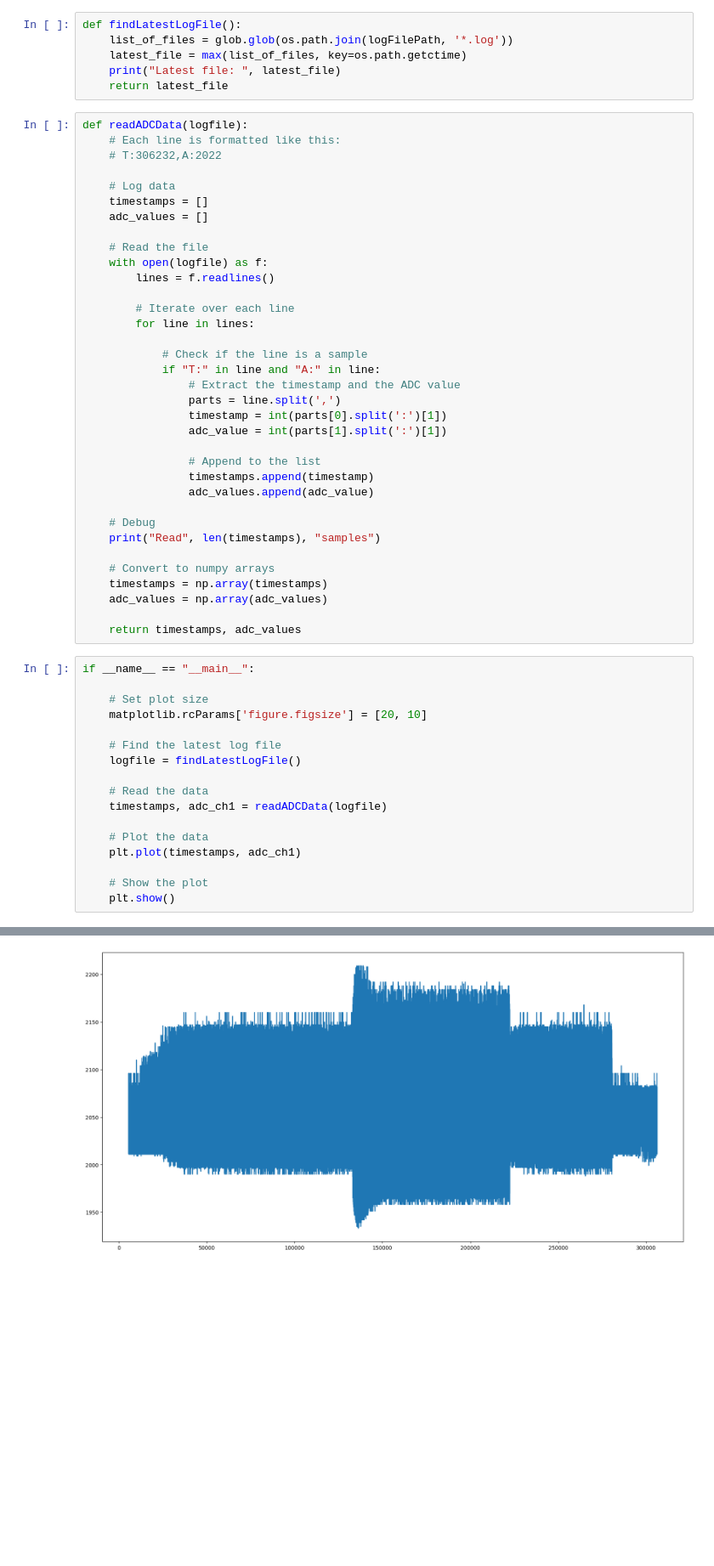
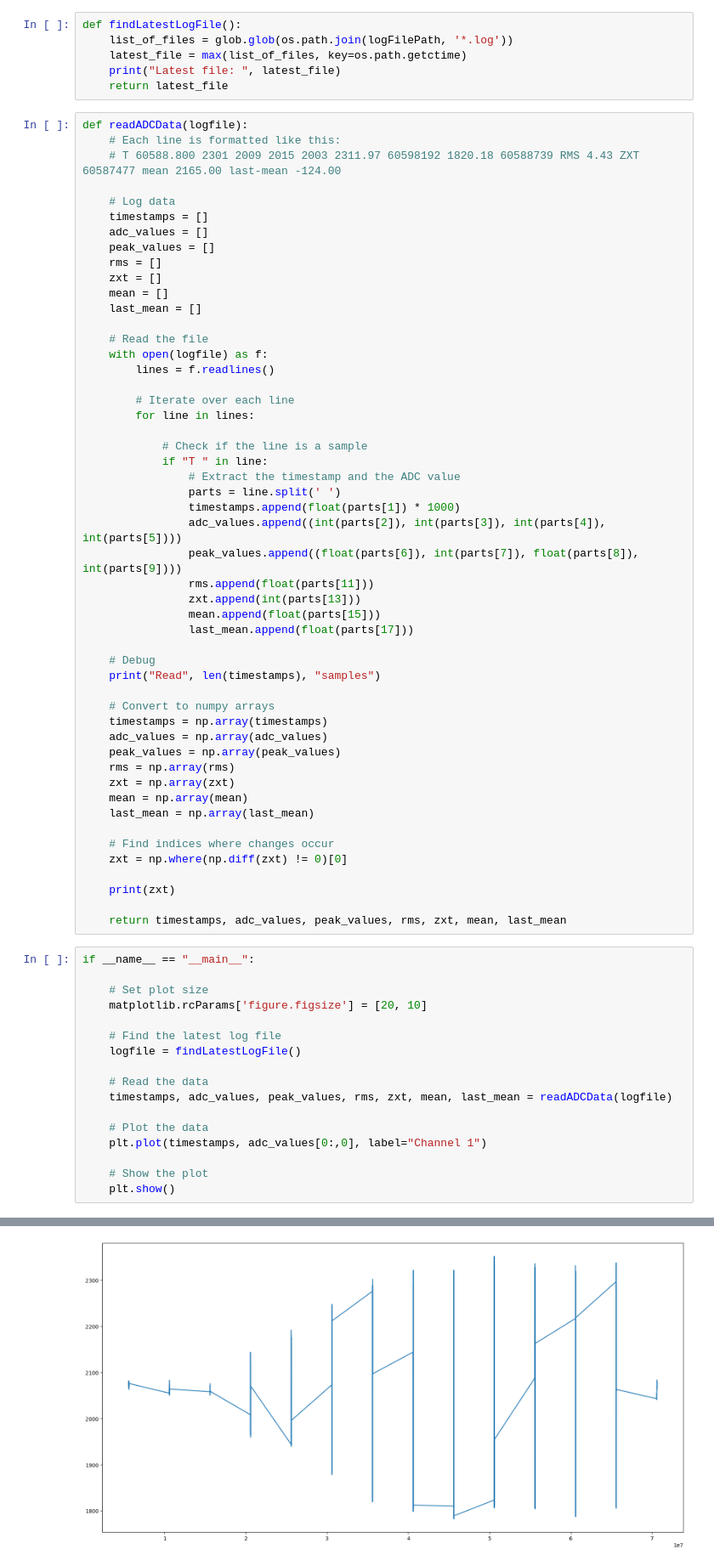
Before and after one commit to robdobsn/ScaderESP32, a Jupyter notebook: evaluations/energymonitortests/calcpower/calcpower.ipynb, the cells around one changed output, grey strips where cells are left out. Shown at 85% size. Saved outputs shown, nothing was run; the diff lists cells and outputs as text; blank space fills up the shorter version.

```diff
--- a/evaluations/energymonitortests/calcpower/calcpower.ipynb
+++ b/evaluations/energymonitortests/calcpower/calcpower.ipynb
@@ -22,11 +27,16 @@ def findLatestLogFile():
 # %%
 def readADCData(logfile):
     # Each line is formatted like this:
-    # T:306232,A:2022
+    # T 60588.800 2301 2009 2015 2003 2311.97 60598192 1820.18 60588739 RMS 4.43 ZXT 60587477 mean 2165.00 last-mean -124.00
 
     # Log data
     timestamps = []
     adc_values = []
+    peak_values = []
+    rms = []
+    zxt = []
+    mean = []
+    last_mean = []
 
     # Read the file
     with open(logfile) as f:
@@ -36,15 +46,16 @@ def readADCData(logfile):
         for line in lines:
 
             # Check if the line is a sample
-            if "T:" in line and "A:" in line:
+            if "T " in line:
                 # Extract the timestamp and the ADC value
-                parts = line.split(',')
-                timestamp = int(parts[0].split(':')[1])
-                adc_value = int(parts[1].split(':')[1])
-
-                # Append to the list
-                timestamps.append(timestamp)
-                adc_values.append(adc_value)
+                parts = line.split(' ')
+                timestamps.append(float(parts[1]) * 1000)
+                adc_values.append((int(parts[2]), int(parts[3]), int(parts[4]), int(parts[5])))
+                peak_values.append((float(parts[6]), int(parts[7]), float(parts[8]), int(parts[9])))
+                rms.append(float(parts[11]))
+                zxt.append(int(parts[13]))
+                mean.append(float(parts[15]))
+                last_mean.append(float(parts[17]))
 
     # Debug
     print("Read", len(timestamps), "samples")
@@ -52,8 +63,18 @@ def readADCData(logfile):
     # Convert to numpy arrays
     timestamps = np.array(timestamps)
     adc_values = np.array(adc_values)
+    peak_values = np.array(peak_values)
+    rms = np.array(rms)
+    zxt = np.array(zxt)
+    mean = np.array(mean)
+    last_mean = np.array(last_mean)
 
-    return timestamps, adc_values
+    # Find indices where changes occur
+    zxt = np.where(np.diff(zxt) != 0)[0]
+
+    print(zxt)
+
+    return timestamps, adc_values, peak_values, rms, zxt, mean, last_mean
 # %%
 if __name__ == "__main__":
 
@@ -64,10 +85,10 @@ if __name__ == "__main__":
     logfile = findLatestLogFile()
 
     # Read the data
-    timestamps, adc_ch1 = readADCData(logfile)
+    timestamps, adc_values, peak_values, rms, zxt, mean, last_mean = readADCData(logfile)
 
     # Plot the data
-    plt.plot(timestamps, adc_ch1)
+    plt.plot(timestamps, adc_values[0:,0], label="Channel 1")
 
     # Show the plot
     plt.show()
@@ -77 +102 @@ Read 207686 samples
-[figure, old version]
+[figure, new version]
```
Also changed, not shown: parts of 9 cells of this notebook, 6 other files.
